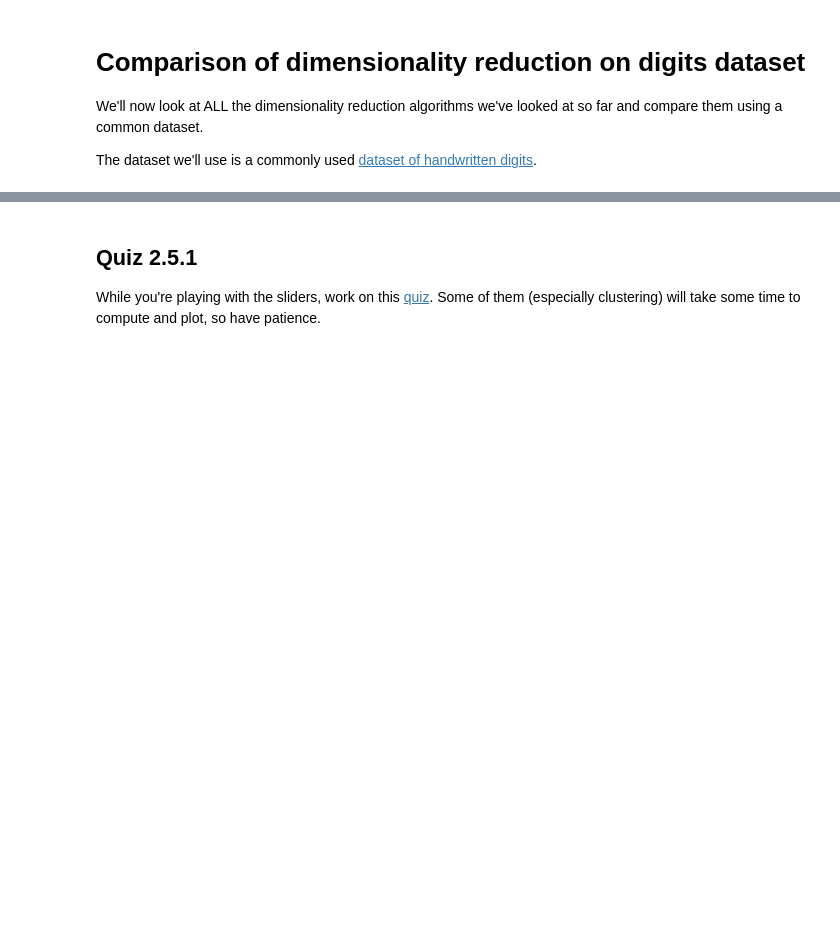
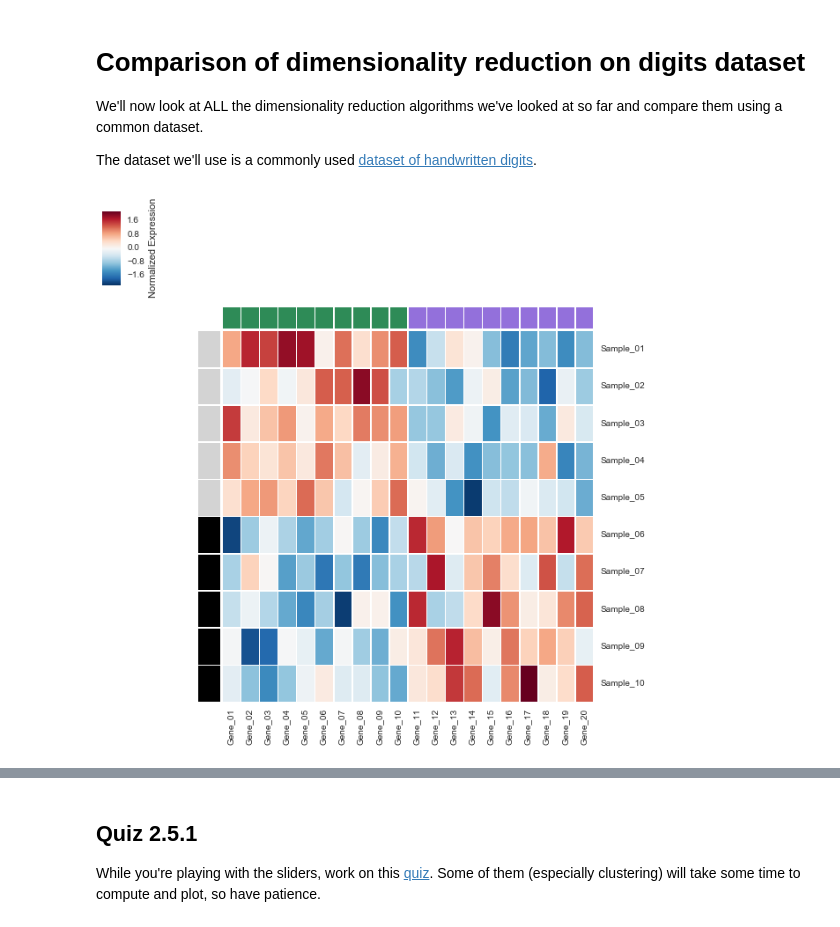
Before and after one commit to YeoLab/single-cell-bioinformatics, a Jupyter notebook: 2._Exploring_your_data/2.5_Comparison_on_digits_dataset.ipynb, the cells around one changed output, grey strips where cells are left out. Cells and saved outputs as stored; diff of their text form; code cells hidden in the pictures; blank space fills up the shorter version.

```diff
--- a/2._Exploring_your_data/2.5_Comparison_on_digits_dataset.ipynb
+++ b/2._Exploring_your_data/2.5_Comparison_on_digits_dataset.ipynb
@@ -6,0 +21,41 @@ The dataset we'll use is a commonly used [dataset of handwritten digits](http://
+# %%
+np.random.seed(2016)
+
+n_samples = 10
+n_genes = 20
+
+half_genes = int(n_genes/2)
+half_samples = int(n_samples/2)
+size = n_samples * n_genes
+
+genes = ['Gene_{}'.format(str(i+1).zfill(2)) for i in range(n_genes)]
+samples = ['Sample_{}'.format(str(i+1).zfill(2)) for i in range(n_samples)]
+
+mouse_data = pd.DataFrame(np.random.randn(size).reshape(n_samples, n_genes), index=samples, columns=genes)
+
+# Add biological variance
+mouse_data.iloc[:half_samples, :half_genes] += 1
+mouse_data.iloc[:half_samples, half_genes:] += -1
+mouse_data.iloc[half_samples:, half_genes:] += 1
+mouse_data.iloc[half_samples:, :half_genes] += -1
+
+# Z_score within genes
+mouse_data = (mouse_data - mouse_data.mean())/mouse_data.std()
+
+# Biological samples
+mouse_groups = pd.Series(dict(zip(mouse_data.index, (['Mouse_01'] * int(n_samples/2)) + (['Mouse_02'] * int(n_samples/2)))),
+                         name="Mouse")
+mouse_to_color = dict(zip(['Mouse_01', 'Mouse_02'], ['lightgrey', 'black']))
+mouse_colors = [mouse_to_color[mouse_groups[x]] for x in samples]
+
+# Gene colors
+gene_colors = (['SeaGreen'] * half_genes) + (['MediumPurple'] * half_genes)
+mouse_row_colors = mouse_colors
+mouse_col_colors = gene_colors
+
+g = sns.clustermap(mouse_data, row_colors=mouse_row_colors, col_cluster=False, row_cluster=False,
+                   linewidth=0.5, col_colors=mouse_col_colors,
+                   cbar_kws=dict(label='Normalized Expression'))
+plt.setp(g.ax_heatmap.get_yticklabels(), rotation=0);
+# %% [output]
+[figure, added]
```
Also changed, not shown: parts of 4 cells of this notebook, 3 other files.
